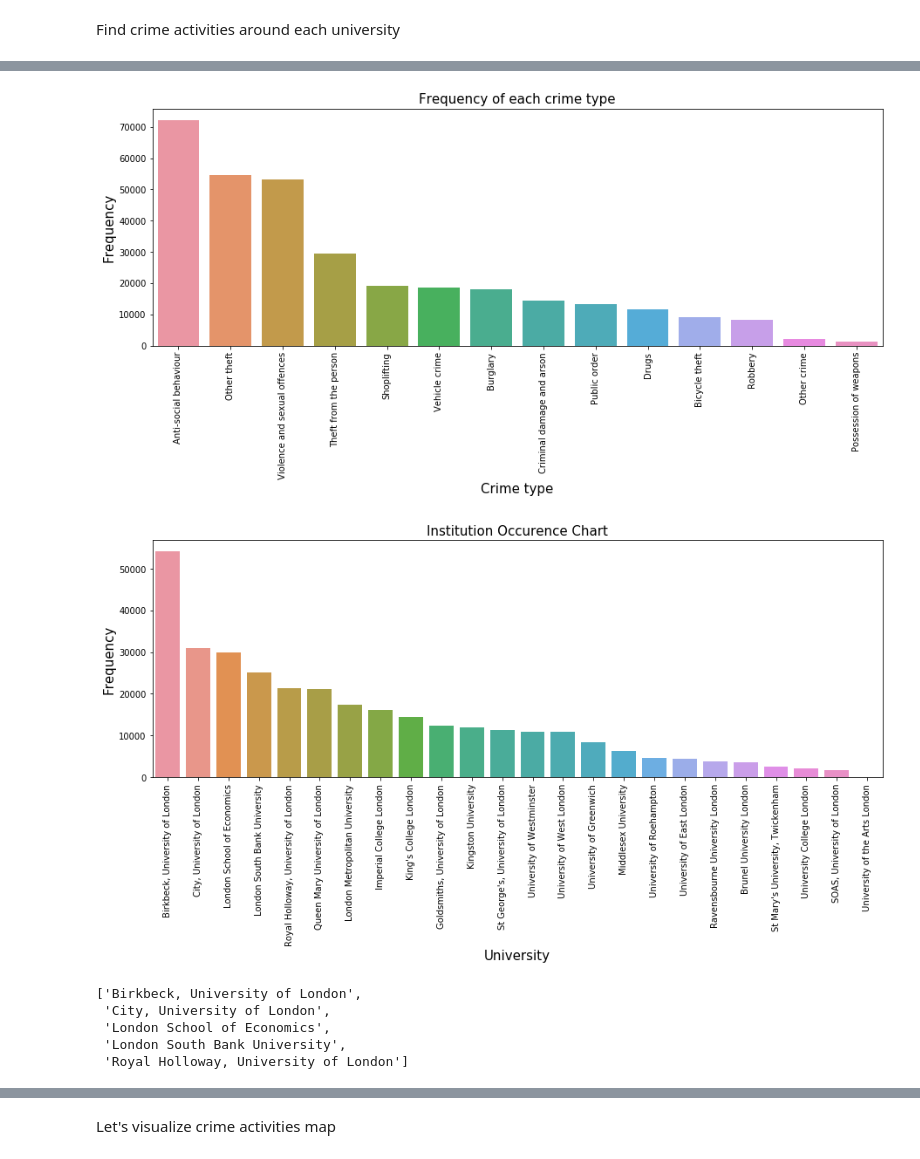
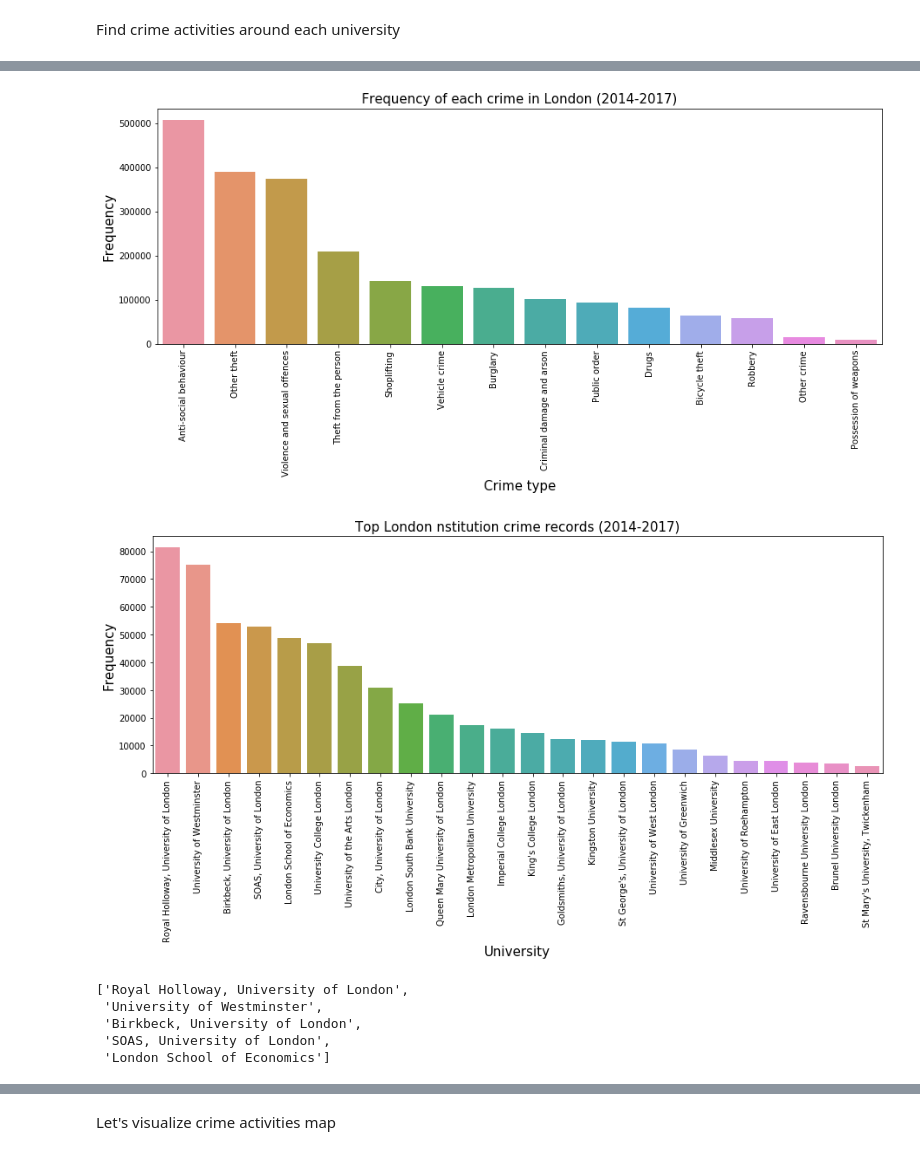
Before and after one commit to UdbT/The-Battle-of-Neighborhoods, a Jupyter notebook: London Clustering.ipynb, the cells around one changed output, grey strips where cells are left out. Saved outputs shown, nothing was run; the diff lists cells and outputs as text; code cells hidden in the pictures.

```diff
--- a/London Clustering.ipynb
+++ b/London Clustering.ipynb
@@ -57,7 +57,9 @@ CLIENT_SECRET:4NLO13KRPOWNET5DYDE5K2NFMC3UQCF52RVUQ2YX22XS5DGE
 # %% [markdown]
 <h1>Scraping London Universities Information From Wikipedia</h1>
 # %%
-website_url = requests.get('https://en.wikipedia.org/wiki/List_of_universities_and_higher_education_colleges_in_London').text
+#Scraping table from Wikipedia
+website_url = requests.get('https://en.wikipedia.org/wiki/List_of_universities_and_higher_education_colleges_in_London'
+                          ).text
 soup = BeautifulSoup(website_url,'lxml')
 w_table = soup.find('table',{'class':'wikitable sortable'})
 list_contents = [re.split('\n+', rl.getText().strip()) for rl in w_table.findAll('tr')]
@@ -67,7 +69,6 @@ data = data[1:]
 data.columns = columns
 univer_df = data.iloc[:,[0]]
 univer_df
-# print(soup.prettify())
 # %% [output]
 |  | University |
 | 1 | Birkbeck, University of London |
@@ -237,10 +241,3 @@ Function to check crime activities around each university
-# %%
-def check_crime_in_univer_area(row):
-    radius = 1
-    for index, univer_info in univer_df.iterrows():
-        if haversine(univer_info['Longitude'],univer_info['Latitude'],row['Longitude'],row['Latitude']) <= radius:
-            return univer_info['University']
-    return np.NaN
 # %% [markdown]
 Prepare crime records from kaggle dataset
 # %%
@@ -258,10 +257,26 @@ crime_records.head()
+# %%
+def check_crime_in_univer_area(row):
+    radius = 1
+    ulst = []
+    for index, univer_info in univer_df.iterrows():
+        if haversine(univer_info['Longitude'],univer_info['Latitude'],row['Longitude'],row['Latitude']) <= radius:
+            ulst.append(univer_info['University'])
+    if ulst:
+        return ulst
+    else:
+        return np.NaN
 # %% [markdown]
 Find crime activities around each university
 # %%
 crime_in_univer_area = crime_records.copy()
-crime_in_univer_area['University'] = crime_records.loc[:,['Latitude', 'Longitude']].apply(check_crime_in_univer_area, axis=1)
-crime_in_univer_area = crime_in_univer_area.loc[crime_in_univer_area['University'].notnull()]
-crime_in_univer_area.head()
+crime_in_univer_area['University_list'] = crime_records.loc[:,['Latitude', 'Longitude']].apply(check_crime_in_univer_area, axis=1)
+crime_in_univer_area = crime_in_univer_area.loc[crime_in_univer_area['University_list'].notnull()]
+crime_in_univer_area = crime_in_univer_area.University_list.apply(pd.Series) \
+    .merge(crime_in_univer_area, right_index = True, left_index = True) \
+    .drop(["University_list"], axis = 1) \
+    .melt(id_vars = ['Crime type', 'Latitude', 'Longitude', 'Month'], value_name = "University") \
+    .drop(["variable"], axis = 1)
+crime_in_univer_area.head(20)
 # %% [output]
 |  | Crime type | Latitude | Longitude | Month | University |
 | 0 | Vehicle crime | 51.517372 | -0.113767 | 2014-06 | London School of Economics |
@@ -282,23 +308,23 @@ def draw_barchart(df, xcol, ycol, title):
     plt.savefig(title+".png", dpi=300, bbox_inches = 'tight')
     plt.show()
 # %%
-draw_barchart(crime_in_univer_area.groupby('Crime type').size().sort_values(ascending=False).reset_index(),'Crime type', 0, 'Frequency of each crime type')
+draw_barchart(crime_in_univer_area.groupby('Crime type').size().sort_values(ascending=False).reset_index(),'Crime type', 0, 'Frequency of each crime in London (2014-2017)')
 # %% [output]
-[figure, old version]
+[figure, new version]
 # %%
-draw_barchart(crime_in_univer_area.groupby('University').size().sort_values(ascending=False).reset_index(),'University', 0, 'Institution Occurence Chart')
+draw_barchart(crime_in_univer_area.groupby('University').size().sort_values(ascending=False).reset_index(),'University', 0, 'Top London nstitution crime records (2014-2017)')
 # %% [output]
-[figure, old version]
+[figure, new version]
 # %%
 top_5_crime = crime_in_univer_area.groupby('Crime type').size().sort_values(ascending=False).head().index.to_list()
 top_5_institut = crime_in_univer_area.groupby('University').size().sort_values(ascending=False).head().index.to_list()
 top_5_institut
 # %% [output]
-['Birkbeck, University of London',
- 'City, University of London',
- 'London School of Economics',
- 'London South Bank University',
- 'Royal Holloway, University of London']
+['Royal Holloway, University of London',
+ 'University of Westminster',
+ 'Birkbeck, University of London',
+ 'SOAS, University of London',
+ 'London School of Economics']
 # %%
 top_5_institut_crime_rec = crime_in_univer_area.loc[crime_in_univer_area['University'].isin(top_5_institut) & crime_in_univer_area['Crime type'].isin(top_5_crime)]
 top_5_institut_crime_rec
```
Also changed, not shown: parts of 28 cells of this notebook, 32 other files.
